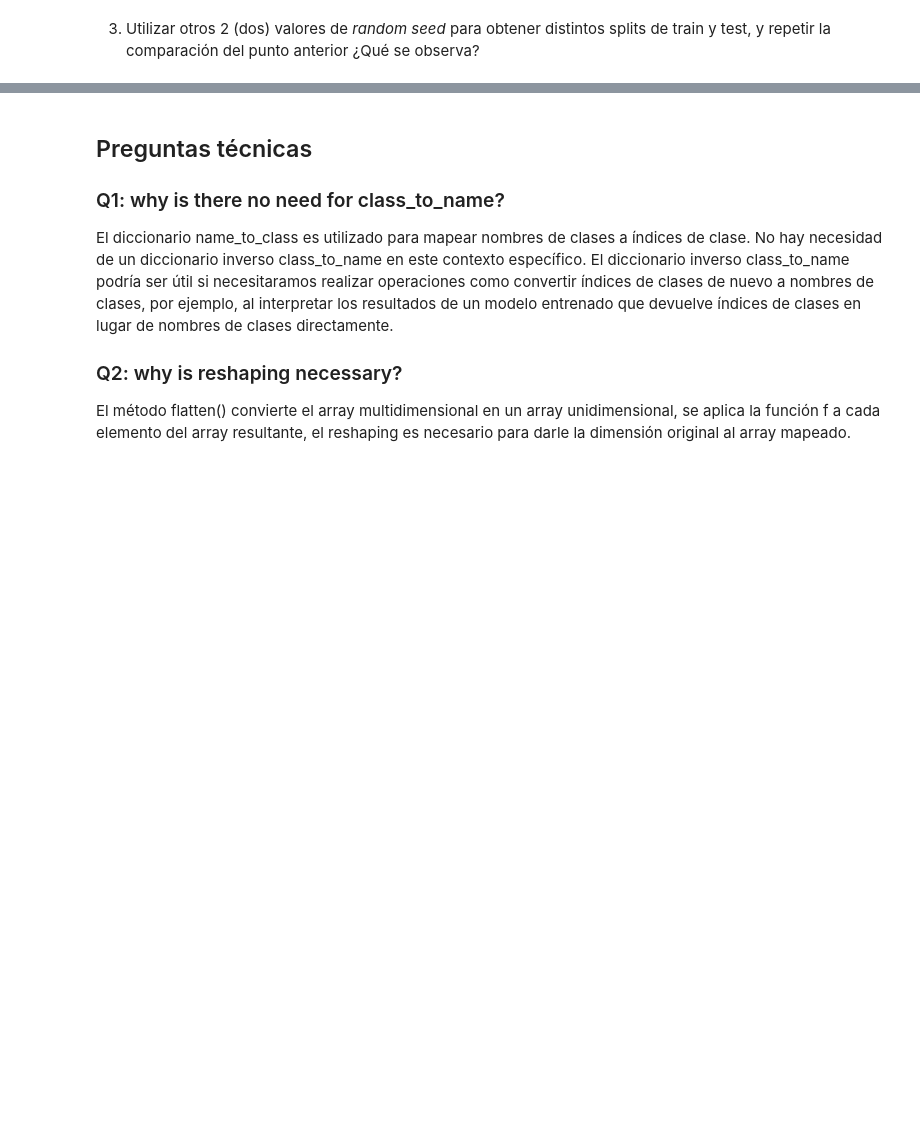
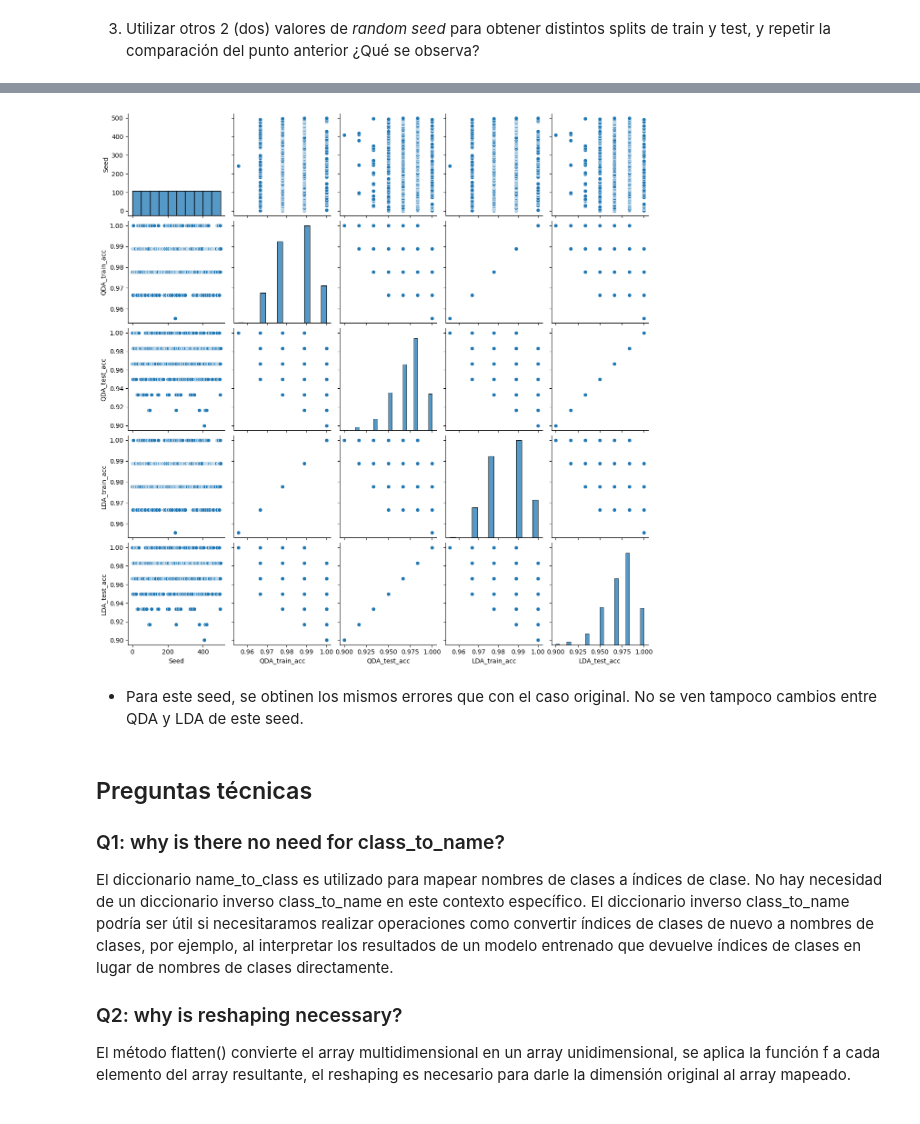
Before and after one commit to ClaraBureu/CEIA, a Jupyter notebook: AM/TP_final_LDA_QDA_TPGrupal.ipynb, the cells around one changed output, grey strips where cells are left out. Drawn from its saved outputs; the diff is of its cells as text; code cells hidden in the pictures; blank space fills up the shorter version.

```diff
--- a/AM/TP_final_LDA_QDA_TPGrupal.ipynb
+++ b/AM/TP_final_LDA_QDA_TPGrupal.ipynb
@@ -363,0 +348,4 @@ lda1.fit(train_x, train_y, a_priori=None)
+# %%
+# Implementamos el modelo LDA
+lda = LDA()
+lda.fit(train_x, train_y)
@@ -395,0 +434,36 @@ LDA Train (apparent) error is 0.04444444 while test error is 0.01666667
+# %%
+# Podemos realizar una prueba de errores entre muchos seeds para tener un panorama de sus distribuciones
+n = 500
+
+def results() -> pd.DataFrame:
+    df = pd.DataFrame(columns=['Seed','QDA_train_acc', 'QDA_test_acc', 'LDA_train_acc', 'LDA_test_acc'])
+
+    for seed in range(n):
+        X_train, X_test, y_train, y_test = train_test_split(X_full, y_full, test_size=0.4, random_state=seed)
+        train_x = X_train.T
+        train_y = y_train.T
+        test_x = X_test.T
+        test_y = y_test.T
+        qda_i = QDA()
+        qda_i.fit(train_x, train_y)
+        QDA_train_acc = accuracy(train_y, qda_i.predict(train_x))
+        QDA_test_acc = accuracy(test_y, qda_i.predict(test_x))
+
+        lda = QDA()
+        lda.fit(train_x, train_y)
+        LDA_train_acc = accuracy(train_y, lda.predict(train_x))
+        LDA_test_acc = accuracy(test_y, lda.predict(test_x))
+
+
+        iter = []
+        iter.append(seed)
+        iter.append(QDA_train_acc)
+        iter.append(QDA_test_acc)
+        iter.append(LDA_train_acc)
+        iter.append(LDA_test_acc)
+        df.loc[len(df)] = iter
+
+    return df
+# %%
+r = results()
+r.head()
@@ -396,3 +477,10 @@ LDA Train (apparent) error is 0.04444444 while test error is 0.01666667
+# %%
+sns.pairplot(r)
+plt.show()
+# %% [output]
+[figure, added]
+# %% [markdown]
+- Para este seed, se obtinen los mismos errores que con el caso original. No se ven tampoco cambios entre QDA y LDA de este seed.
 # %% [markdown]
 ## Preguntas técnicas
 
```
Also changed, not shown: parts of 19 cells of this notebook.
